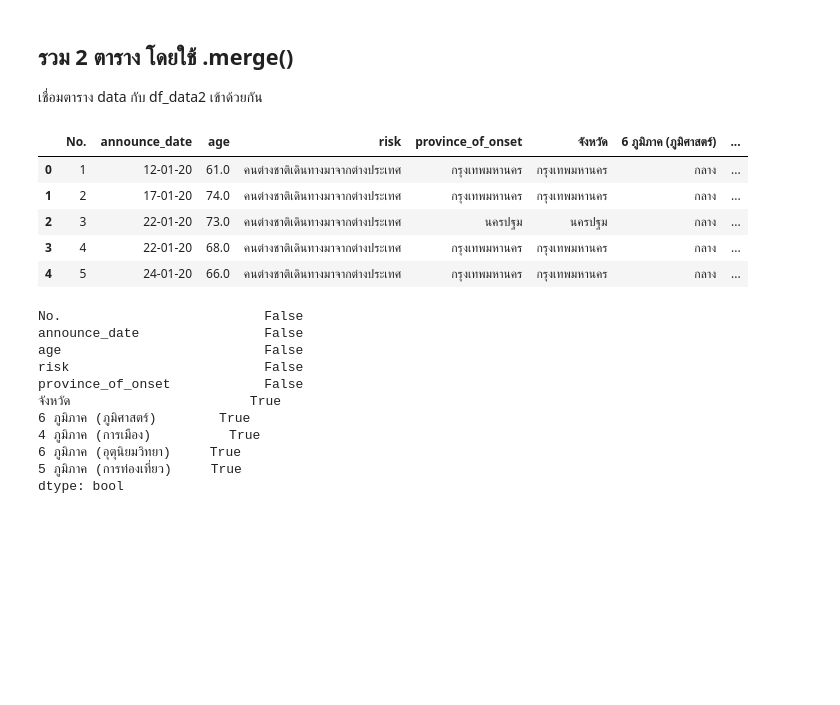
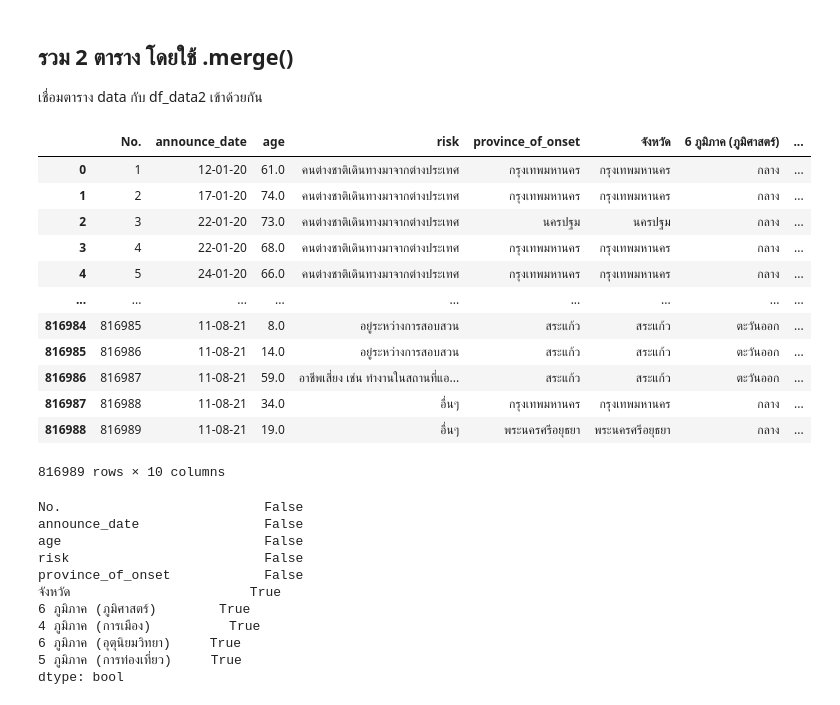
Before and after one commit to mintra-tippayaratsontorn/data_viz_2022, a Jupyter notebook: BasicPython&DataViz_midterm2022.ipynb, the cells around one changed output. Saved outputs shown, nothing was run; the diff lists cells and outputs as text; code cells hidden in the pictures; blank space fills up the shorter version.

```diff
--- a/BasicPython&DataViz_midterm2022.ipynb
+++ b/BasicPython&DataViz_midterm2022.ipynb
@@ -250,18 +250,25 @@ dtype: bool
 เชื่อมตาราง data กับ df_data2 เข้าด้วยกัน
 # %%
 merge_table = data.merge(df_data2,how='left',left_on='province_of_onset',right_on='จังหวัด')
-merge_table.head()
+merge_table
 
 # how เอาตารางไหนเป็นหลัก
 # index ของตารางด้านซ้ายคือ?
 # index ของตารางด้านขวาคือ?
 # %% [output]
 |  | No. | announce_date | age | risk | province_of_onset | จังหวัด | 6 ภูมิภาค (ภูมิศาสตร์) | ... |
 | 0 | 1 | 12-01-20 | 61.0 | คนต่างชาติเดินทางมาจากต่างประเทศ | กรุงเทพมหานคร | กรุงเทพมหานคร | กลาง | ... |
 | 1 | 2 | 17-01-20 | 74.0 | คนต่างชาติเดินทางมาจากต่างประเทศ | กรุงเทพมหานคร | กรุงเทพมหานคร | กลาง | ... |
 | 2 | 3 | 22-01-20 | 73.0 | คนต่างชาติเดินทางมาจากต่างประเทศ | นครปฐม | นครปฐม | กลาง | ... |
 | 3 | 4 | 22-01-20 | 68.0 | คนต่างชาติเดินทางมาจากต่างประเทศ | กรุงเทพมหานคร | กรุงเทพมหานคร | กลาง | ... |
 | 4 | 5 | 24-01-20 | 66.0 | คนต่างชาติเดินทางมาจากต่างประเทศ | กรุงเทพมหานคร | กรุงเทพมหานคร | กลาง | ... |
+| ... | ... | ... | ... | ... | ... | ... | ... | ... |
+| 816984 | 816985 | 11-08-21 | 8.0 | อยู่ระหว่างการสอบสวน | สระแก้ว | สระแก้ว | ตะวันออก | ... |
+| 816985 | 816986 | 11-08-21 | 14.0 | อยู่ระหว่างการสอบสวน | สระแก้ว | สระแก้ว | ตะวันออก | ... |
+| 816986 | 816987 | 11-08-21 | 59.0 | อาชีพเสี่ยง เช่น ทำงานในสถานที่แอ... | สระแก้ว | สระแก้ว | ตะวันออก | ... |
+| 816987 | 816988 | 11-08-21 | 34.0 | อื่นๆ | กรุงเทพมหานคร | กรุงเทพมหานคร | กลาง | ... |
+| 816988 | 816989 | 11-08-21 | 19.0 | อื่นๆ | พระนครศรีอยุธยา | พระนครศรีอยุธยา | กลาง | ... |
+816989 rows × 10 columns
 # %%
 merge_table.isnull().any()  # เช็ค missing ตาราง merge_table
 # %% [output]
```
Also changed, not shown: parts of 5 cells of this notebook.
